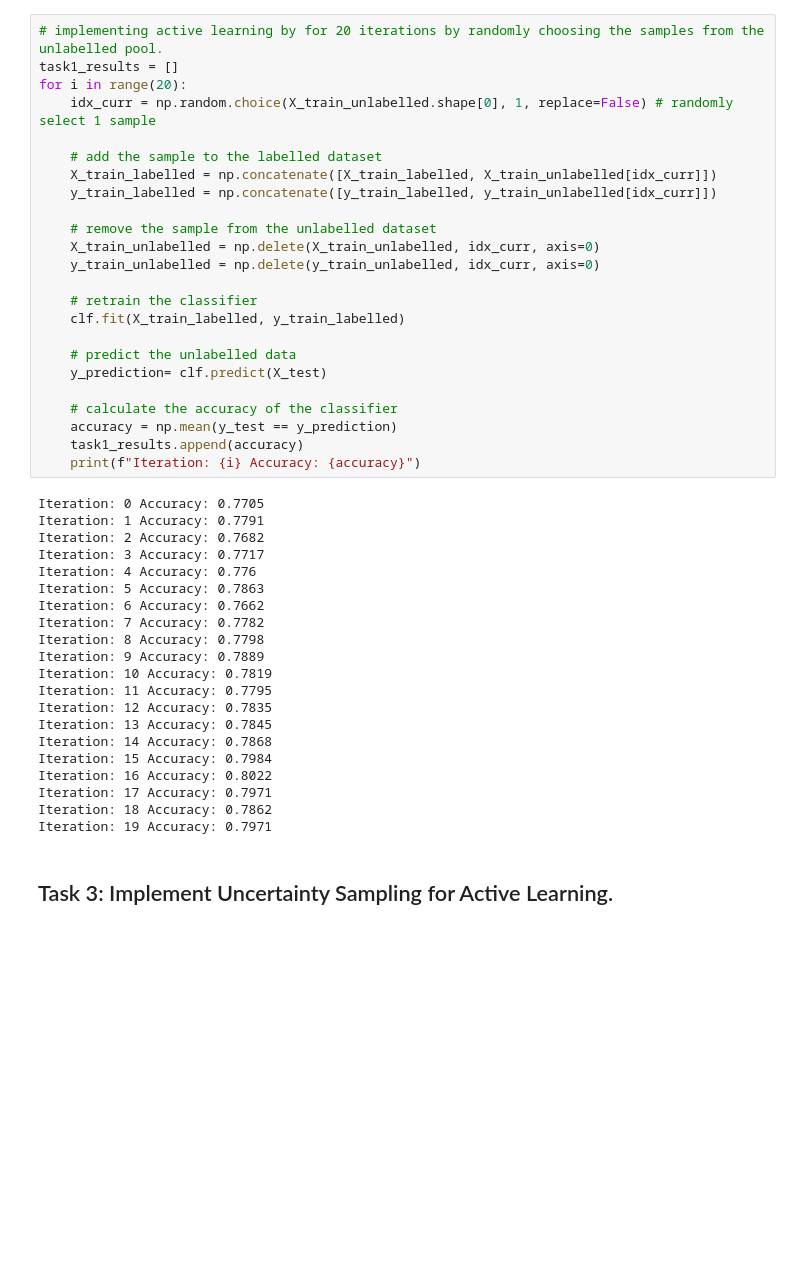
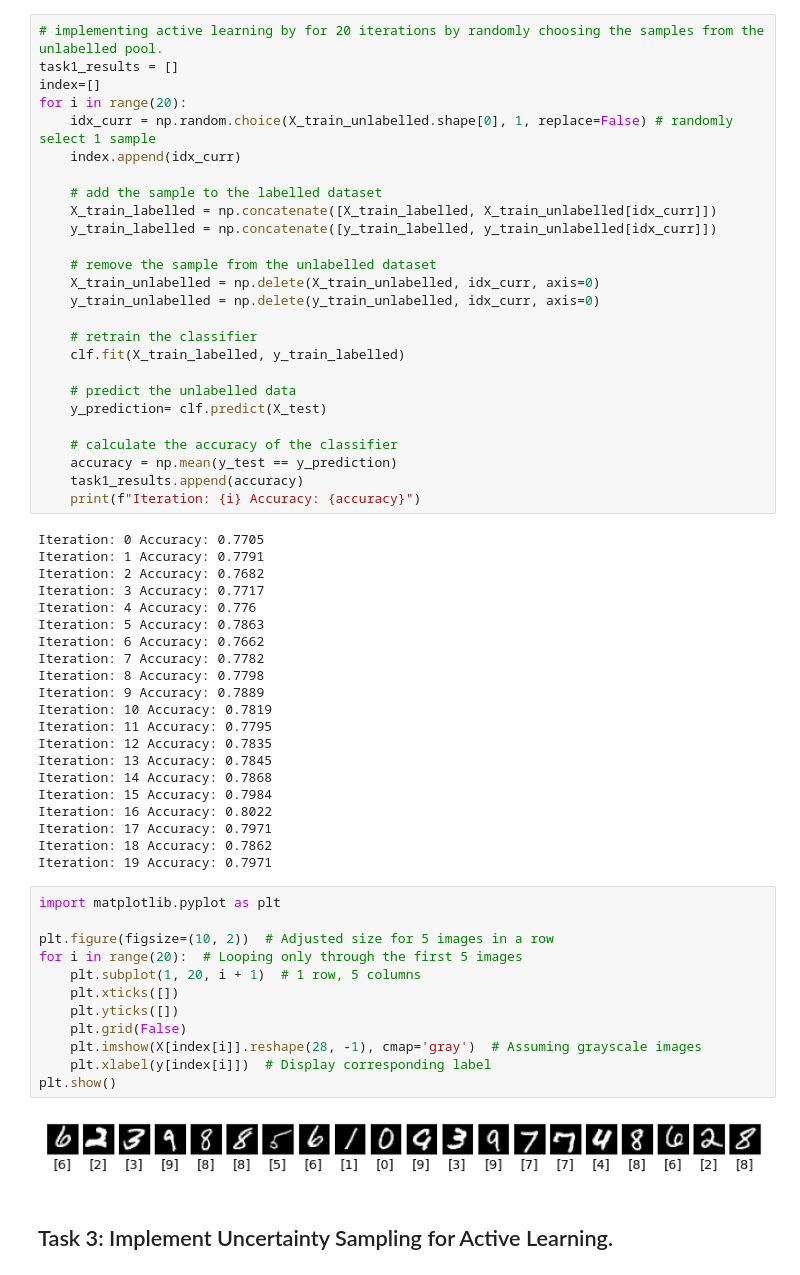
Before and after one commit to samarth2015/CS203_Lab_4, a Jupyter notebook: assignment.ipynb, the cells around one changed output. Cells and saved outputs as stored; diff of their text form; blank space fills up the shorter version.

```diff
--- a/assignment.ipynb
+++ b/assignment.ipynb
@@ -101,8 +109,10 @@ accuracy
 # %%
 # implementing active learning by for 20 iterations by randomly choosing the samples from the unlabelled pool.
 task1_results = []
+index=[]
 for i in range(20):
     idx_curr = np.random.choice(X_train_unlabelled.shape[0], 1, replace=False) # randomly select 1 sample
+    index.append(idx_curr)
 
     # add the sample to the labelled dataset
     X_train_labelled = np.concatenate([X_train_labelled, X_train_unlabelled[idx_curr]])
@@ -143,6 +153,20 @@ Iteration: 16 Accuracy: 0.8022
 Iteration: 17 Accuracy: 0.7971
 Iteration: 18 Accuracy: 0.7862
 Iteration: 19 Accuracy: 0.7971
+# %%
+import matplotlib.pyplot as plt
+
+plt.figure(figsize=(10, 2))  # Adjusted size for 5 images in a row
+for i in range(20):  # Looping only through the first 5 images
+    plt.subplot(1, 20, i + 1)  # 1 row, 5 columns
+    plt.xticks([])
+    plt.yticks([])
+    plt.grid(False)
+    plt.imshow(X[index[i]].reshape(28, -1), cmap='gray')  # Assuming grayscale images
+    plt.xlabel(y[index[i]])  # Display corresponding label
+plt.show()
+# %% [output]
+[figure, added]
 # %% [markdown]
 ## Task 3: Implement Uncertainty Sampling for Active Learning.
 # %% [markdown]
```
Also changed, not shown: parts of 12 cells of this notebook.
